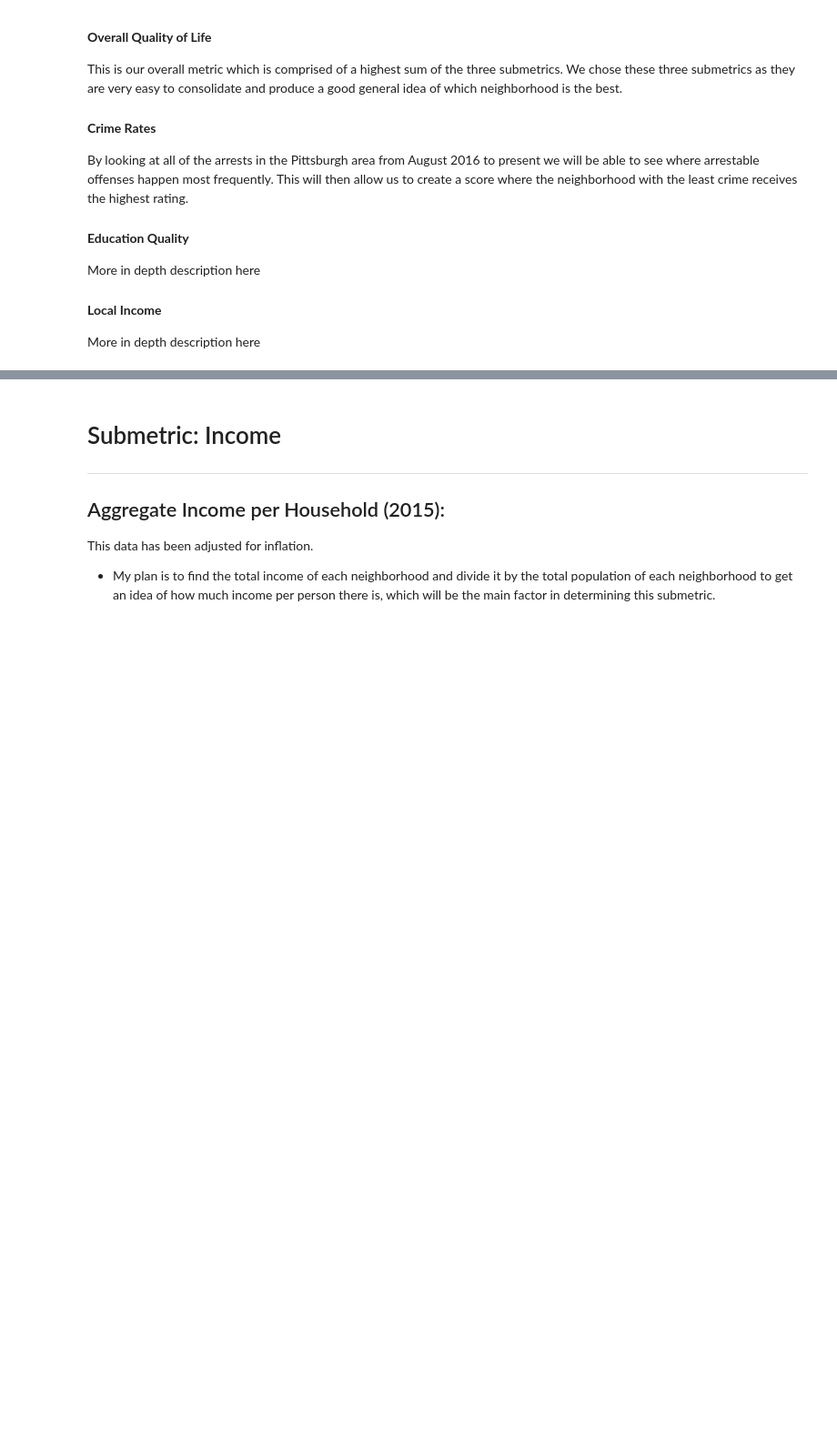
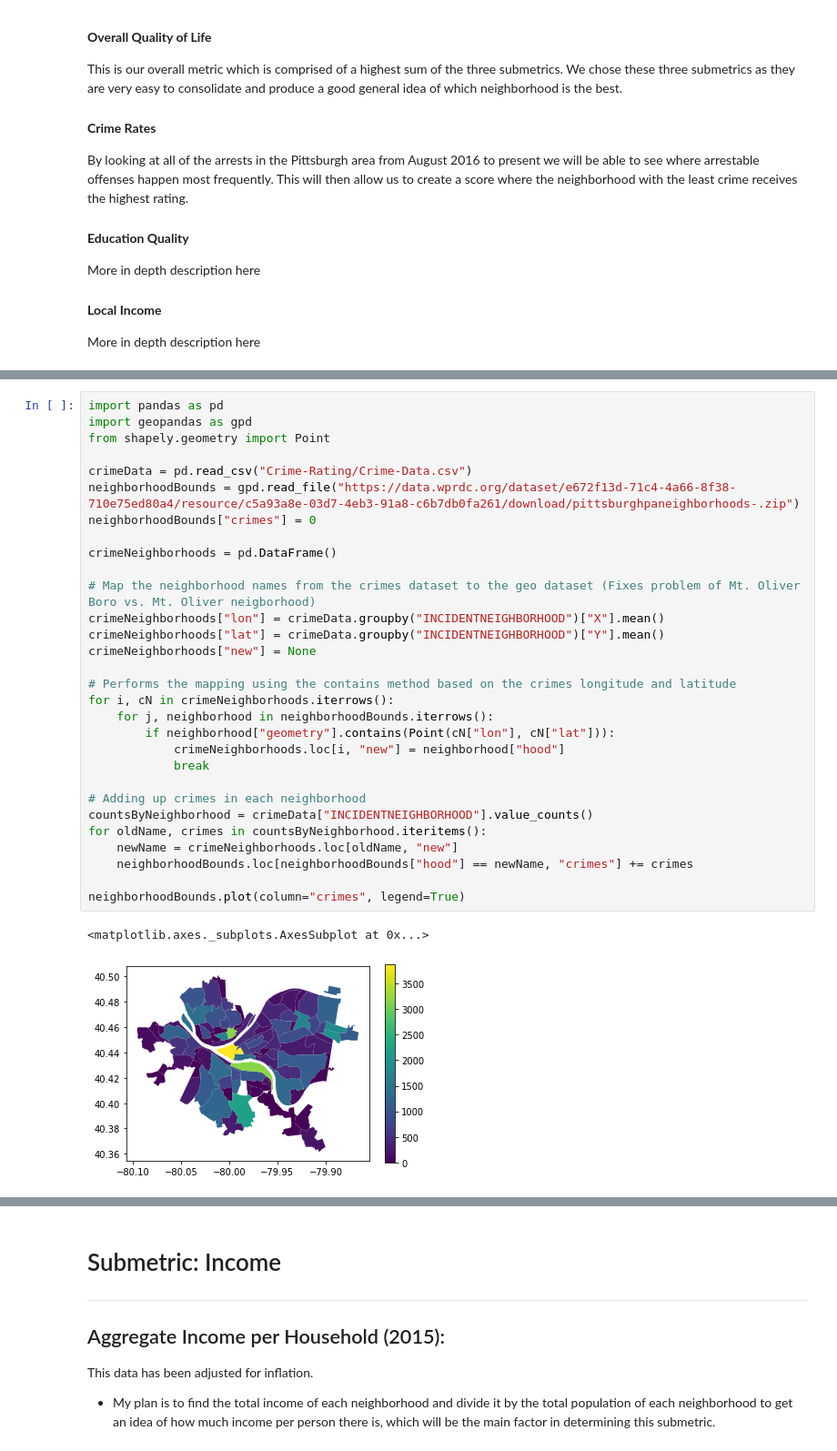
Before and after one commit to jca64/Big-Ideas-Final-Project, a Jupyter notebook: Final-Project.ipynb, the cells around one changed output, grey strips where cells are left out. Shown at 91% size. Cells and saved outputs as stored; diff of their text form; blank space fills up the shorter version.

Commit message:
Added crime data to final notebook

```diff
--- a/Final-Project.ipynb
+++ b/Final-Project.ipynb
@@ -22,0 +30,33 @@ More in depth description here
+# %%
+import pandas as pd
+import geopandas as gpd
+from shapely.geometry import Point
+
+crimeData = pd.read_csv("Crime-Rating/Crime-Data.csv")
+neighborhoodBounds = gpd.read_file("https://data.wprdc.org/dataset/e672f13d-71c4-4a66-8f38-710e75ed80a4/resource/c5a93a8e-03d7-4eb3-91a8-c6b7db0fa261/download/pittsburghpaneighborhoods-.zip")
+neighborhoodBounds["crimes"] = 0
+
+crimeNeighborhoods = pd.DataFrame()
+
+# Map the neighborhood names from the crimes dataset to the geo dataset (Fixes problem of Mt. Oliver Boro vs. Mt. Oliver neigborhood)
+crimeNeighborhoods["lon"] = crimeData.groupby("INCIDENTNEIGHBORHOOD")["X"].mean()
+crimeNeighborhoods["lat"] = crimeData.groupby("INCIDENTNEIGHBORHOOD")["Y"].mean()
+crimeNeighborhoods["new"] = None
+
+# Performs the mapping using the contains method based on the crimes longitude and latitude
+for i, cN in crimeNeighborhoods.iterrows():
+    for j, neighborhood in neighborhoodBounds.iterrows():
+        if neighborhood["geometry"].contains(Point(cN["lon"], cN["lat"])):
+            crimeNeighborhoods.loc[i, "new"] = neighborhood["hood"]
+            break
+
+# Adding up crimes in each neighborhood
+countsByNeighborhood = crimeData["INCIDENTNEIGHBORHOOD"].value_counts()
+for oldName, crimes in countsByNeighborhood.iteritems():
+    newName = crimeNeighborhoods.loc[oldName, "new"]
+    neighborhoodBounds.loc[neighborhoodBounds["hood"] == newName, "crimes"] += crimes
+
+neighborhoodBounds.plot(column="crimes", legend=True)
+# %% [output]
+<matplotlib.axes._subplots.AxesSubplot at 0x...>
+[figure, added]
```
Also changed, not shown: parts of 7 cells of this notebook.
